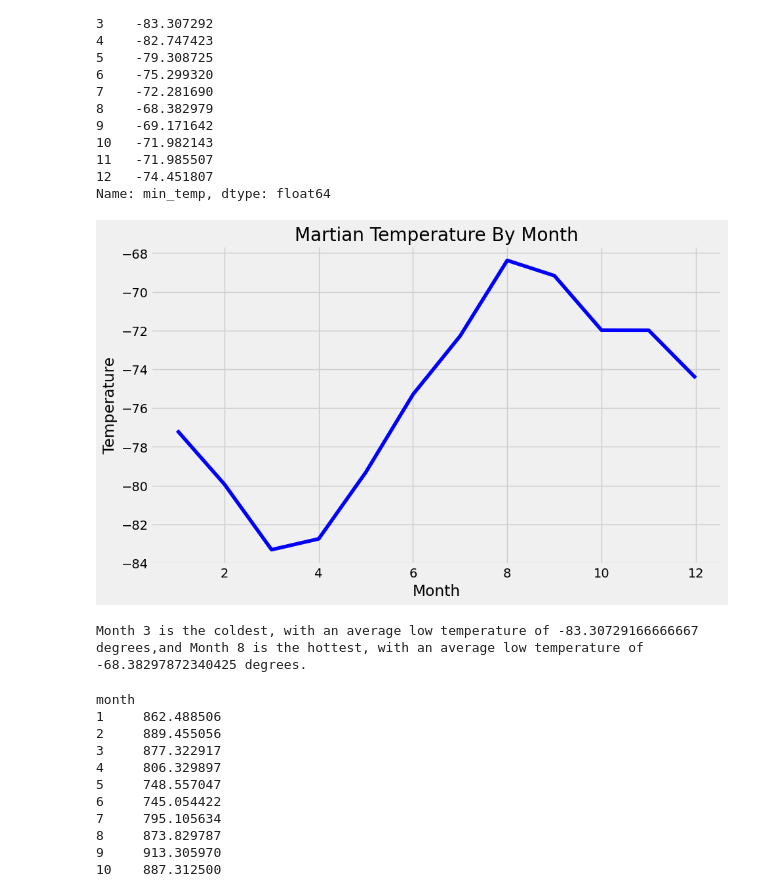
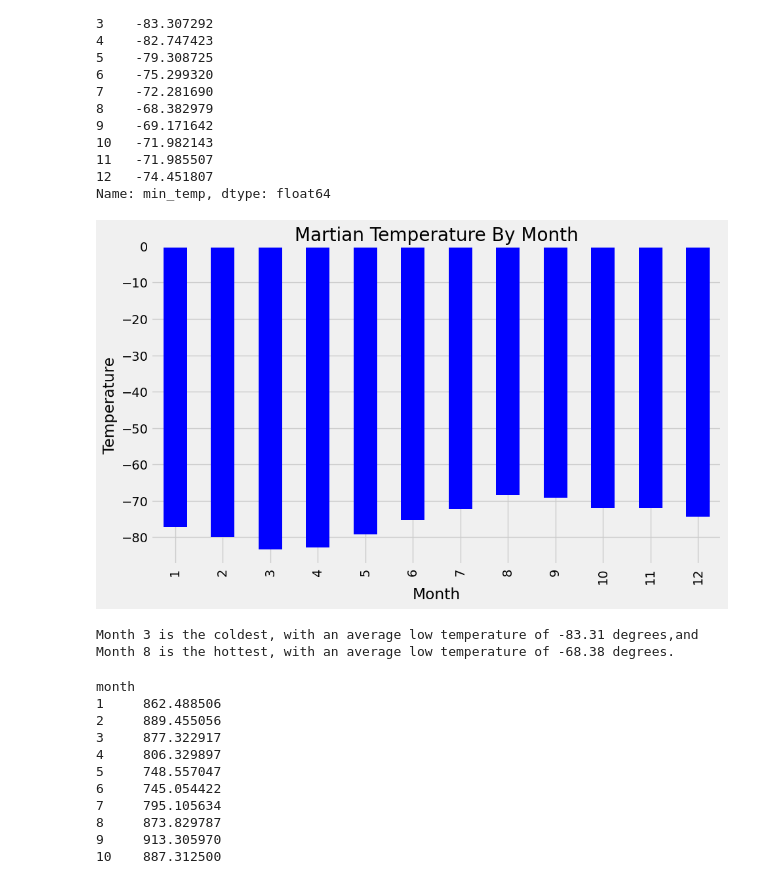
Before and after one commit to equitymarkets/web-scraping-challenge, a Jupyter notebook: Challenge/part_2_mars_weather.ipynb, the cells around one changed output. Drawn from its saved outputs; the diff is of its cells as text; code cells hidden in the pictures.

```diff
--- a/Challenge/part_2_mars_weather.ipynb
+++ b/Challenge/part_2_mars_weather.ipynb
@@ -189,24 +189,26 @@ month
 Name: min_temp, dtype: float64
 # %%
 # Plot the average temperature by month
-ax = min_month_mean.plot(figsize=(10,6), color='blue')
+ax = min_month_mean.plot.bar(figsize=(10,6), color='blue')
 plt.title("Martian Temperature By Month")
 plt.ylabel('Temperature')
 plt.xlabel('Month')
 plt.show()
 # %% [output]
-[figure, old version]
+[figure, new version]
 # %%
 # Identify the coldest and hottest months in Curiosity's location
 mini = min_month_mean.min()
+low = float("{:.2f}".format(mini))
 mini_key = min_month_mean.loc[min_month_mean == mini].index[0]
 maxi = min_month_mean.max()
+high = float("{:.2f}".format(maxi))
 maxi_key = min_month_mean.loc[min_month_mean == maxi].index[0]
 
-print(f"Month {mini_key} is the coldest, with an average low temperature of {mini} degrees,\
-and Month {maxi_key} is the hottest, with an average low temperature of {maxi} degrees.")
+print(f"Month {mini_key} is the coldest, with an average low temperature of {low} degrees,\
+and Month {maxi_key} is the hottest, with an average low temperature of {high} degrees.")
 # %% [output]
-Month 3 is the coldest, with an average low temperature of -83.30729166666667 degrees,and Month 8 is the hottest, with an average low temperature of -68.38297872340425 degrees.
+Month 3 is the coldest, with an average low temperature of -83.31 degrees,and Month 8 is the hottest, with an average low temperature of -68.38 degrees.
 # %%
 # 4. Average pressure by Martian month
 avg_monthly_pressure = mars_df.groupby(["month"]).mean()["pressure"]
```
Also changed, not shown: parts of 3 cells of this notebook, 2 other files.
